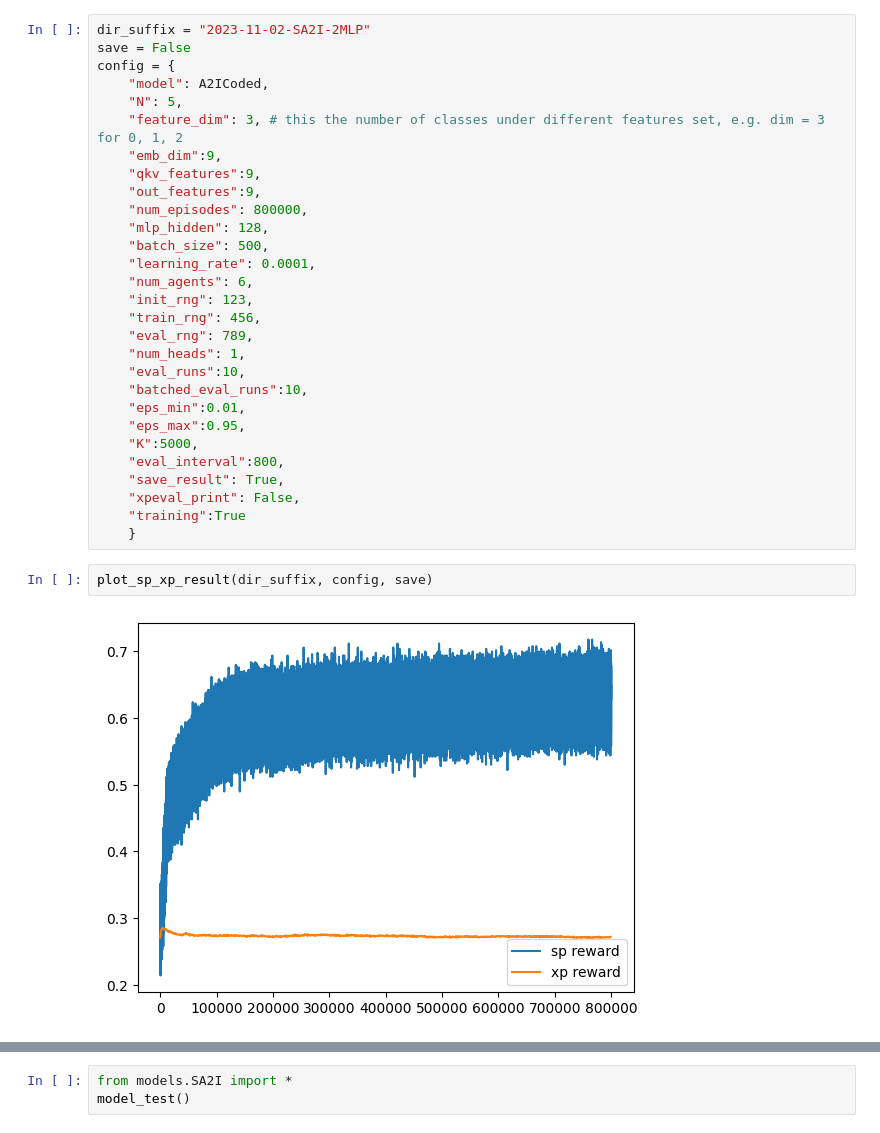
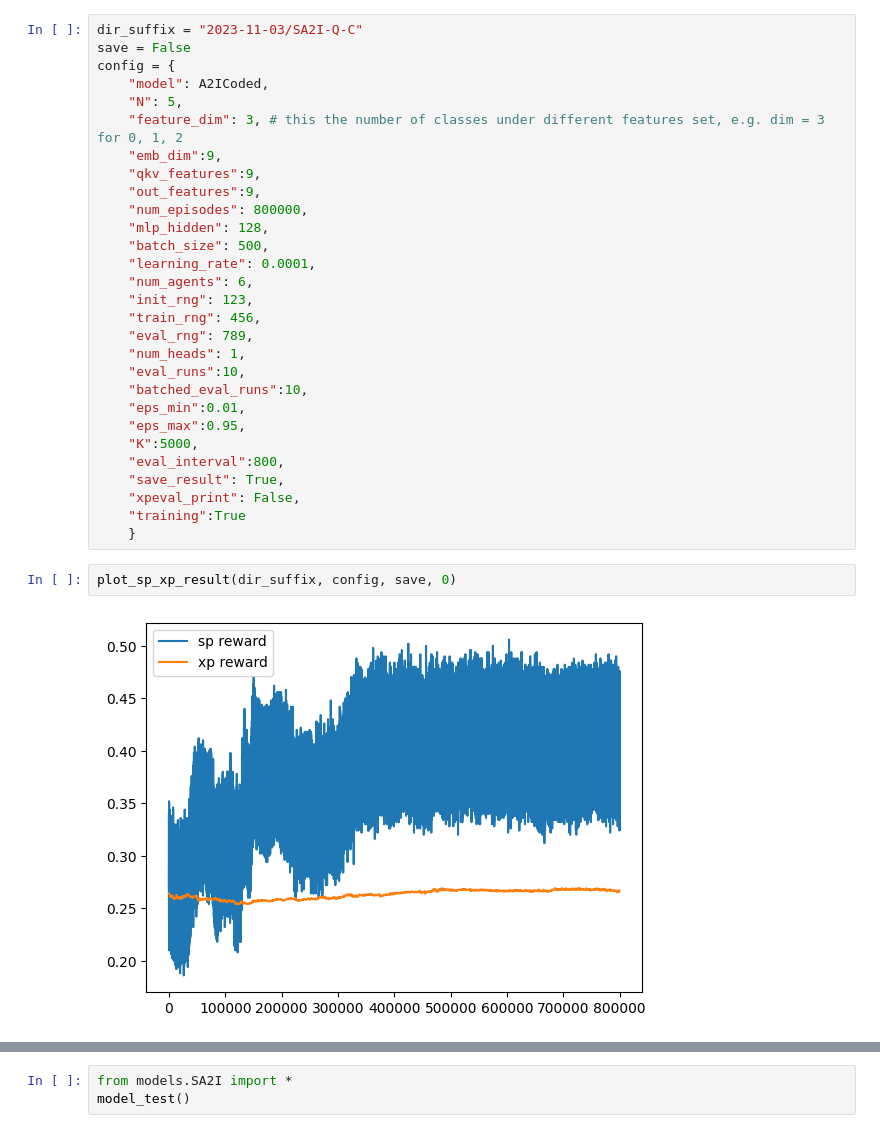
Before and after one commit to collinfeng/actionfeature, a Jupyter notebook: Interactive.ipynb, the cells around one changed output, grey strips where cells are left out. Drawn from its saved outputs; the diff is of its cells as text.

```diff
--- a/Interactive.ipynb
+++ b/Interactive.ipynb
@@ -11,5 +10,5 @@ from datetime import datetime
 # %%
-dir_suffix = "2023-11-02-SA2I-2MLP"
+dir_suffix = "2023-11-03/SA2I-Q-C"
 save = False
 config = {
 	"model": A2ICoded,
@@ -38,9 +37,9 @@ config = {
     "training":True
     }
 # %%
-plot_sp_xp_result(dir_suffix, config, save)
+plot_sp_xp_result(dir_suffix, config, save, 0)
 # %% [output]
-[figure, old version]
+[figure, new version]
 # %%
 plot_cond_prob(dir_suffix, config, save=False)
 # %% [output]
```
Also changed, not shown: parts of 3 cells of this notebook, 42 other files.
